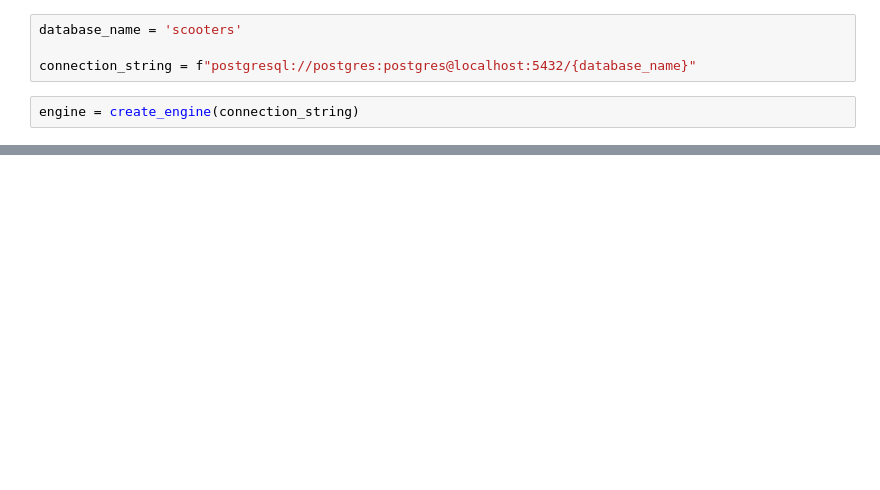
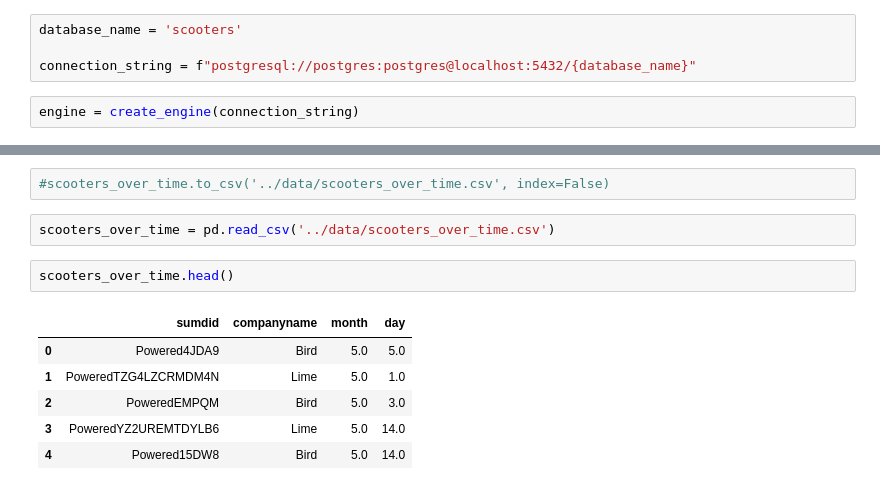
Before and after one commit to NSS-Data-Analytics-Cohort-11/scooters-no-pineapple, a Jupyter notebook: notebook/scooters.ipynb, the cells around one changed output, grey strips where cells are left out. Cells and saved outputs as stored; diff of their text form; blank space fills up the shorter version.

```diff
--- a/notebook/scooters.ipynb
+++ b/notebook/scooters.ipynb
@@ -68,0 +69,13 @@ trips.head()
+# %%
+#scooters_over_time.to_csv('../data/scooters_over_time.csv', index=False)
+# %%
+scooters_over_time = pd.read_csv('../data/scooters_over_time.csv')
+# %%
+scooters_over_time.head()
+# %% [output]
+|  | sumdid | companyname | month | day |
+| 0 | Powered4JDA9 | Bird | 5.0 | 5.0 |
+| 1 | PoweredTZG4LZCRMDM4N | Lime | 5.0 | 1.0 |
+| 2 | PoweredEMPQM | Bird | 5.0 | 3.0 |
+| 3 | PoweredYZ2UREMTDYLB6 | Lime | 5.0 | 14.0 |
+| 4 | Powered15DW8 | Bird | 5.0 | 14.0 |
```
Also changed, not shown: parts of 39 cells of this notebook.
